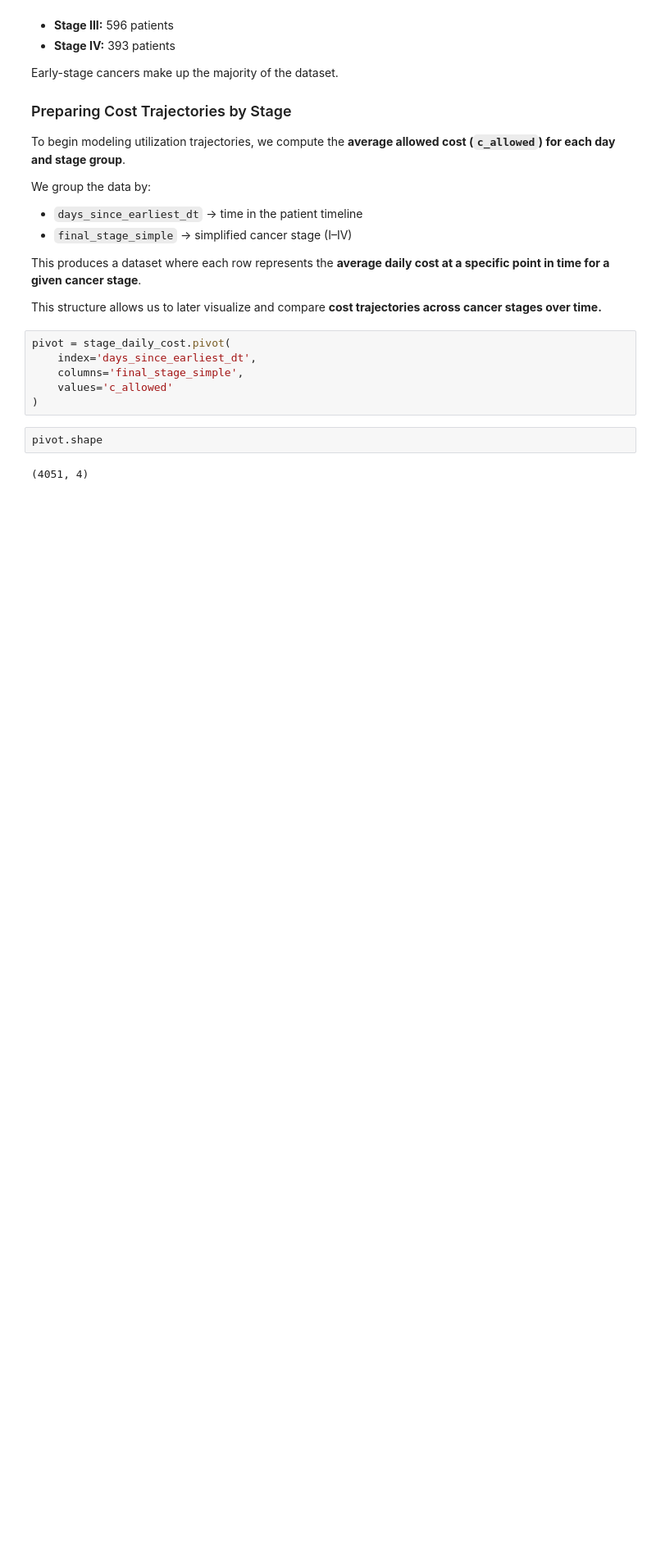
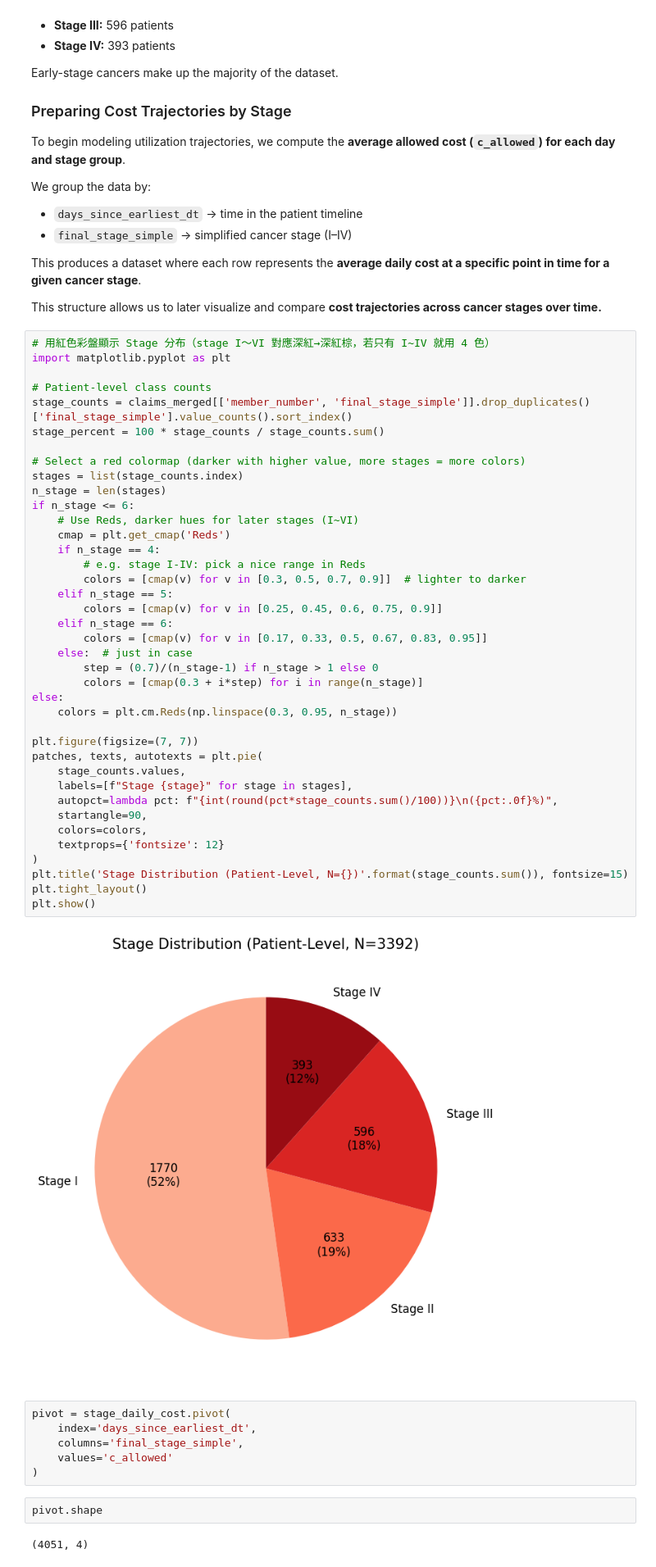
Before and after one commit to lucas-huynh/Cancer-Utilization-Highmark-Health, a Jupyter notebook: time_modeling.ipynb, the cells around one changed output. Shown at 82% size. Cells and saved outputs as stored; diff of their text form; blank space fills up the shorter version.

```diff
--- a/time_modeling.ipynb
+++ b/time_modeling.ipynb
@@ -174,6 +234,47 @@ We group the data by:
 This produces a dataset where each row represents the **average daily cost at a specific point in time for a given cancer stage**.
 
 This structure allows us to later visualize and compare **cost trajectories across cancer stages over time.**
+# %%
+# 用紅色彩盤顯示 Stage 分布（stage I～VI 對應深紅→深紅棕，若只有 I~IV 就用 4 色）
+import matplotlib.pyplot as plt
+
+# Patient-level class counts
+stage_counts = claims_merged[['member_number', 'final_stage_simple']].drop_duplicates()['final_stage_simple'].value_counts().sort_index()
+stage_percent = 100 * stage_counts / stage_counts.sum()
+
+# Select a red colormap (darker with higher value, more stages = more colors)
+stages = list(stage_counts.index)
+n_stage = len(stages)
+if n_stage <= 6:
+    # Use Reds, darker hues for later stages (I~VI)
+    cmap = plt.get_cmap('Reds')
+    if n_stage == 4:
+        # e.g. stage I-IV: pick a nice range in Reds
+        colors = [cmap(v) for v in [0.3, 0.5, 0.7, 0.9]]  # lighter to darker
+    elif n_stage == 5:
+        colors = [cmap(v) for v in [0.25, 0.45, 0.6, 0.75, 0.9]]
+    elif n_stage == 6:
+        colors = [cmap(v) for v in [0.17, 0.33, 0.5, 0.67, 0.83, 0.95]]
+    else:  # just in case
+        step = (0.7)/(n_stage-1) if n_stage > 1 else 0
+        colors = [cmap(0.3 + i*step) for i in range(n_stage)]
+else:
+    colors = plt.cm.Reds(np.linspace(0.3, 0.95, n_stage))
+
+plt.figure(figsize=(7, 7))
+patches, texts, autotexts = plt.pie(
+    stage_counts.values,
+    labels=[f"Stage {stage}" for stage in stages],
+    autopct=lambda pct: f"{int(round(pct*stage_counts.sum()/100))}\n({pct:.0f}%)",
+    startangle=90,
+    colors=colors,
+    textprops={'fontsize': 12}
+)
+plt.title('Stage Distribution (Patient-Level, N={})'.format(stage_counts.sum()), fontsize=15)
+plt.tight_layout()
+plt.show()
+# %% [output]
+[figure, added]
 # %%
 pivot = stage_daily_cost.pivot(
     index='days_since_earliest_dt',
```
Also changed, not shown: parts of 46 cells of this notebook.
